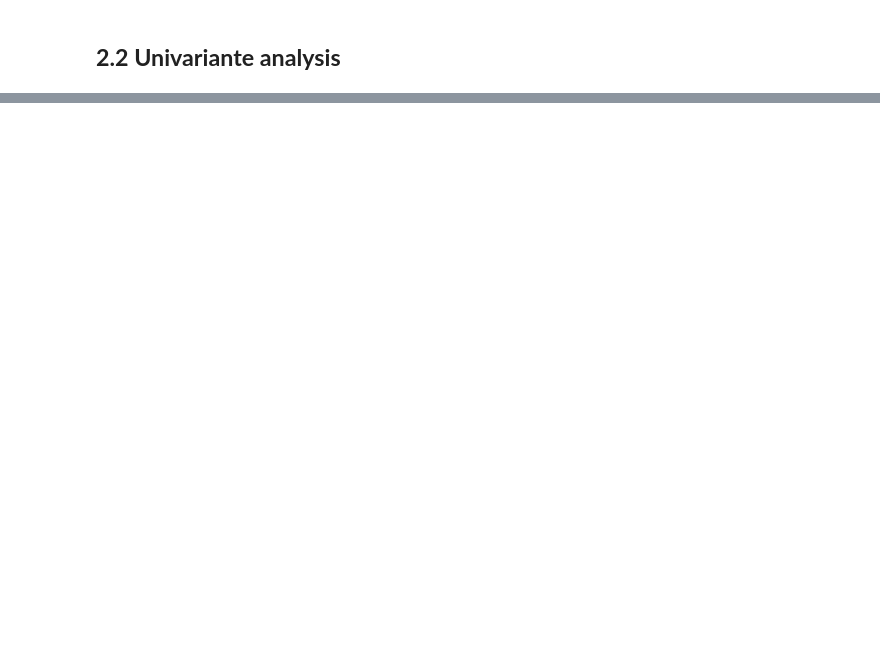
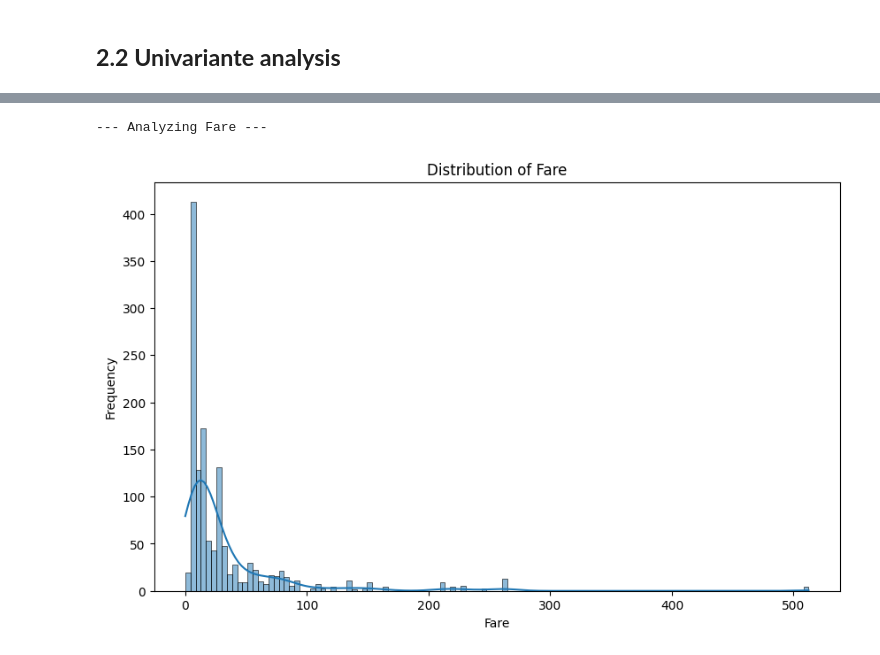
Before and after one commit to everi123/EDA_titanic_practice, a Jupyter notebook: edabestpractice.ipynb, the cells around one changed output, grey strips where cells are left out. Saved outputs shown, nothing was run; the diff lists cells and outputs as text; code cells hidden in the pictures; blank space fills up the shorter version.

```diff
--- a/edabestpractice.ipynb
+++ b/edabestpractice.ipynb
@@ -116,0 +195,12 @@ data.isnull().sum().sum()
+# %%
+print("\n--- Analyzing Fare ---")
+# Histogram
+plt.figure(figsize=(10, 6))
+sns.histplot(df['Fare'], kde=True)
+plt.title('Distribution of Fare')
+plt.xlabel('Fare')
+plt.ylabel('Frequency')
+plt.show()
+# %% [output]
+--- Analyzing Fare ---
+[figure, added]
```
Also changed, not shown: parts of 17 cells of this notebook.
